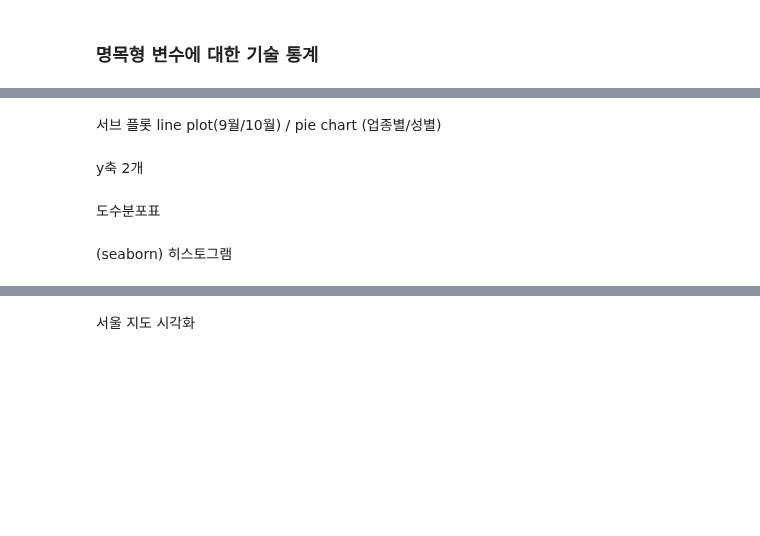
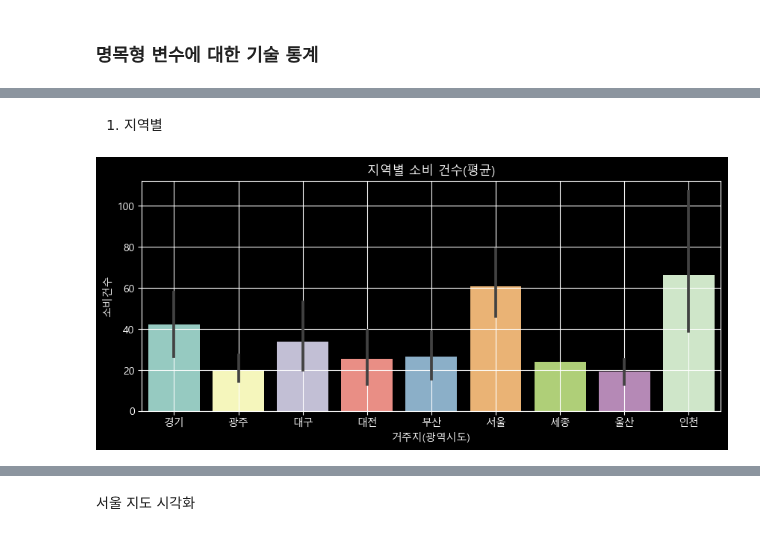
Before and after one commit to maker-lee/megait-data, a Jupyter notebook: D.탐색적_데이터_분석/semi_project/삼성카드_배달음식선호.ipynb, the cells around one changed output, grey strips where cells are left out. Saved outputs shown, nothing was run; the diff lists cells and outputs as text; code cells hidden in the pictures; blank space fills up the shorter version.

```diff
--- a/D.탐색적_데이터_분석/semi_project/삼성카드_배달음식선호.ipynb
+++ b/D.탐색적_데이터_분석/semi_project/삼성카드_배달음식선호.ipynb
@@ -26,9 +132,12 @@ bar plot
-# %% [markdown]
-서브 플롯
-line plot(9월/10월) / pie chart (업종별/성별)
-# %% [markdown]
-y축 2개
-# %% [markdown]
-도수분포표
-# %% [markdown]
-(seaborn) 히스토그램
+# %% [markdown]
+1. 지역별
+# %%
+sb.barplot(data=df,x='거주지_광역시도',y='소비건수합계')
+plt.title('지역별 소비 건수(평균)')
+plt.xlabel('거주지(광역시도)')
+plt.ylabel('소비건수')
+plt.grid()
+plt.show()
+plt.close()
+# %% [output]
+[figure, added]
```
Also changed, not shown: parts of 39 cells of this notebook, 4 other files.
